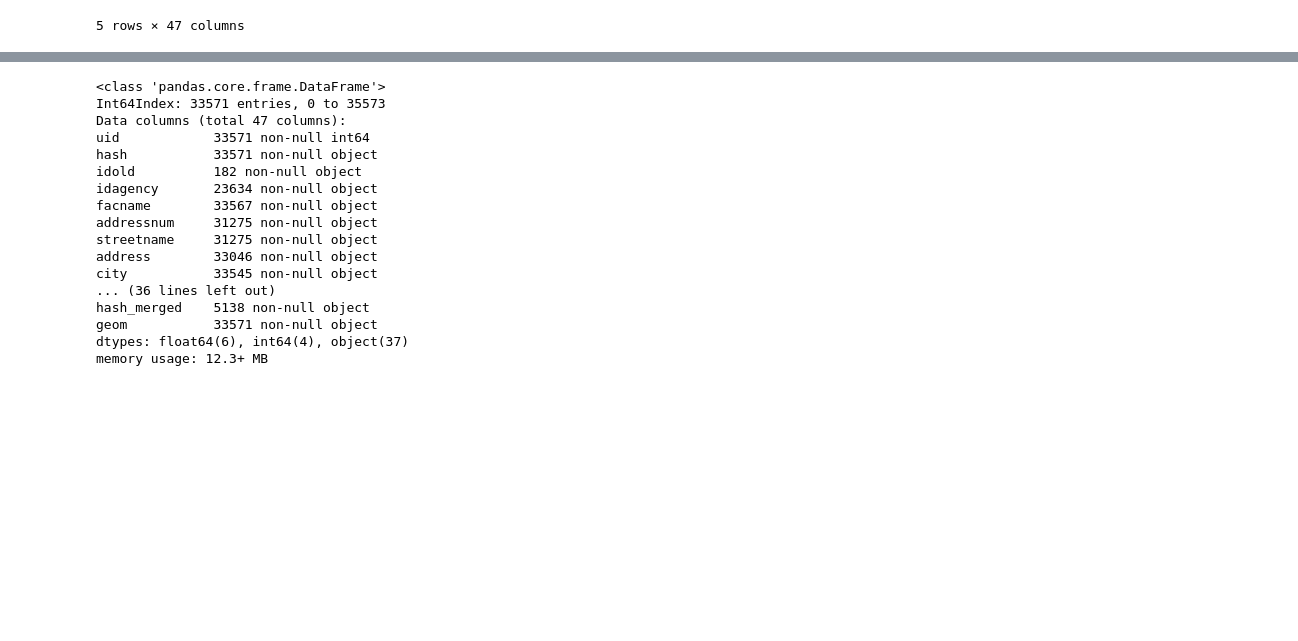
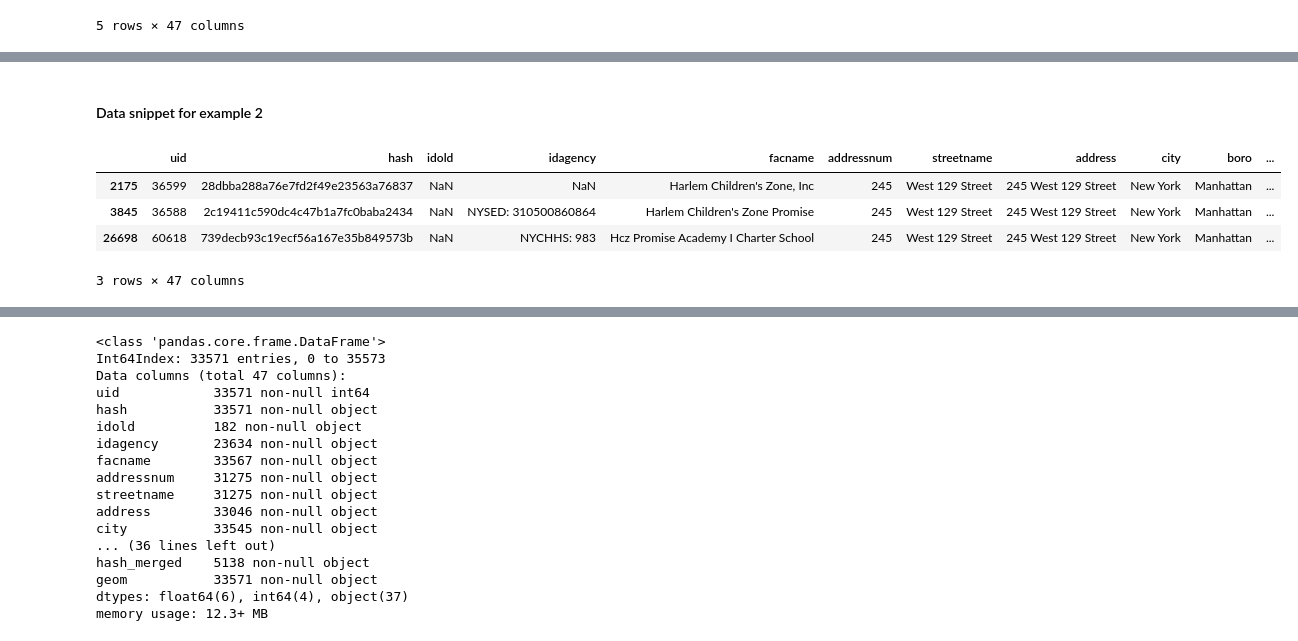
Before and after one commit to ManushiM/DataJam_DeptOfCapitalPlanning, a Jupyter notebook: DuplicatesInData_FacilitiesDataset.ipynb, the cells around one changed output, grey strips where cells are left out. Drawn from its saved outputs; the diff is of its cells as text; code cells hidden in the pictures; blank space fills up the shorter version.

```diff
--- a/DuplicatesInData_FacilitiesDataset.ipynb
+++ b/DuplicatesInData_FacilitiesDataset.ipynb
@@ -39,0 +75,11 @@ facilities.head()
+# %% [markdown]
+#### Data snippet for example 2
+# %%
+harlem = facilities[facilities['bin']=='1089330']
+harlem
+# %% [output]
+|  | uid | hash | idold | idagency | facname | addressnum | streetname | address | city | boro | ... |
+| 2175 | 36599 | 28dbba288a76e7fd2f49e23563a76837 | NaN | NaN | Harlem Children's Zone, Inc | 245 | West 129 Street | 245 West 129 Street | New York | Manhattan | ... |
+| 3845 | 36588 | 2c19411c590dc4c47b1a7fc0baba2434 | NaN | NYSED: 310500860864 | Harlem Children's Zone Promise | 245 | West 129 Street | 245 West 129 Street | New York | Manhattan | ... |
+| 26698 | 60618 | 739decb93c19ecf56a167e35b849573b | NaN | NYCHHS: 983 | Hcz Promise Academy I Charter School | 245 | West 129 Street | 245 West 129 Street | New York | Manhattan | ... |
+3 rows × 47 columns
```
Also changed, not shown: parts of 58 cells of this notebook.
